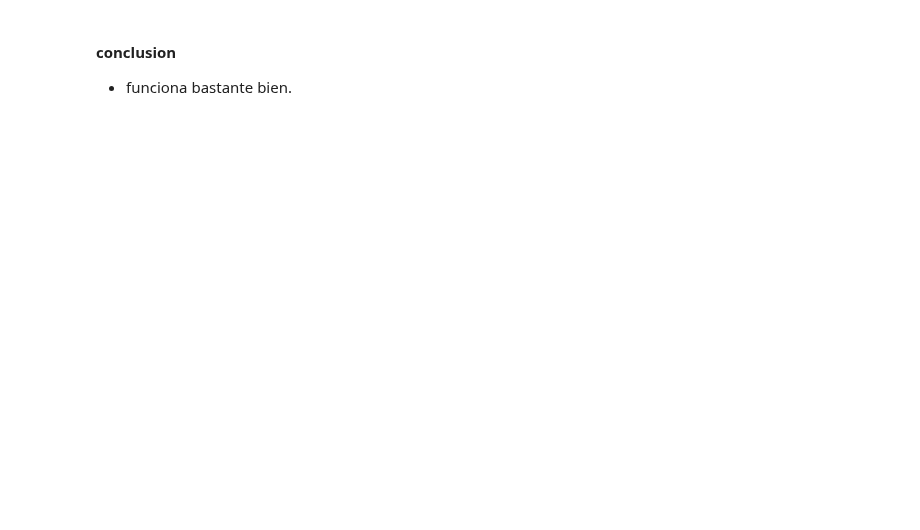
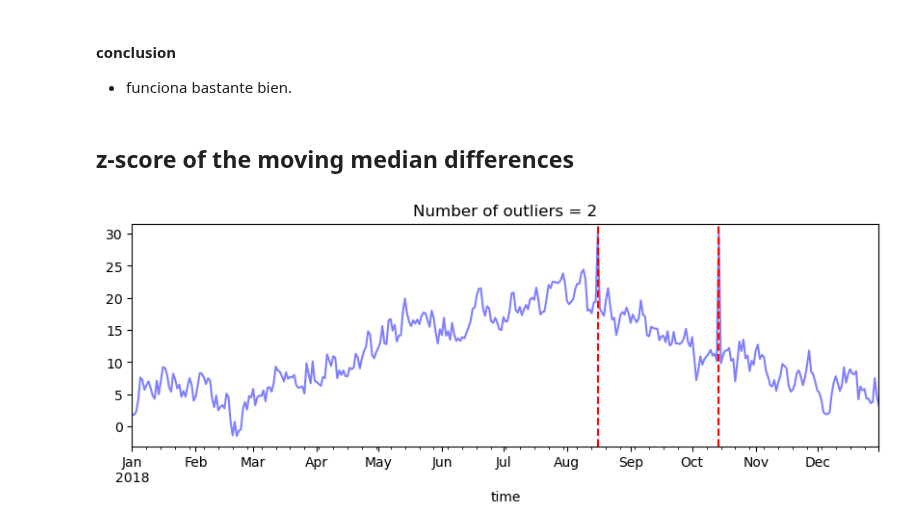
Before and after one commit to jmquintana79/utilsDS, a Jupyter notebook: notebooks/timeseries/timeseries_local_outliers_detection.ipynb, the cells around one changed output. Cells and saved outputs as stored; diff of their text form; code cells hidden in the pictures; blank space fills up the shorter version.

Commit message:
Add a zscore local outlier detector for moving median differences

```diff
--- a/notebooks/timeseries/timeseries_local_outliers_detection.ipynb
+++ b/notebooks/timeseries/timeseries_local_outliers_detection.ipynb
@@ -124,3 +124,27 @@ plt.show()
 #### conclusion
 
 - funciona bastante bien.
+# %% [markdown]
+## z-score of the moving median differences
+# %%
+# create data
+df = data[['tavg']].tail(24*6*100)
+df.loc[df.index.isin(df.sample(2).index.tolist()), "tavg"] = 30.
+# predict
+df["med"] = df["tavg"].rolling(window=5, center=True, min_periods=5).apply(np.median)
+df["diff"] = np.abs(df["tavg"] - df["med"])
+df["diff"] = df["diff"].bfill(limit=2).ffill(limit=2)
+mean_train = df["diff"].mean()
+std_train = df["diff"].std()
+df["zdiff"] = (df["diff"] - mean_train) / std_train
+df["is_out"] = (df["zdiff"] > 4)
+# plot
+_, ax = plt.subplots(figsize = (10,3))
+df["tavg"].plot(ax=ax, color = 'blue', alpha = .5)
+#df["diff"].plot(ax=ax, color = 'red', alpha = .5)
+ax.set_title(f'Number of outliers = {len(df[df["is_out"]==True])}')
+for idt in df[df["is_out"]==True].index.tolist():
+    ax.axvline(idt, color = 'red', linestyle = '--')
+plt.show()
+# %% [output]
+[figure, added]
```
Also changed, not shown: parts of 6 cells of this notebook.
